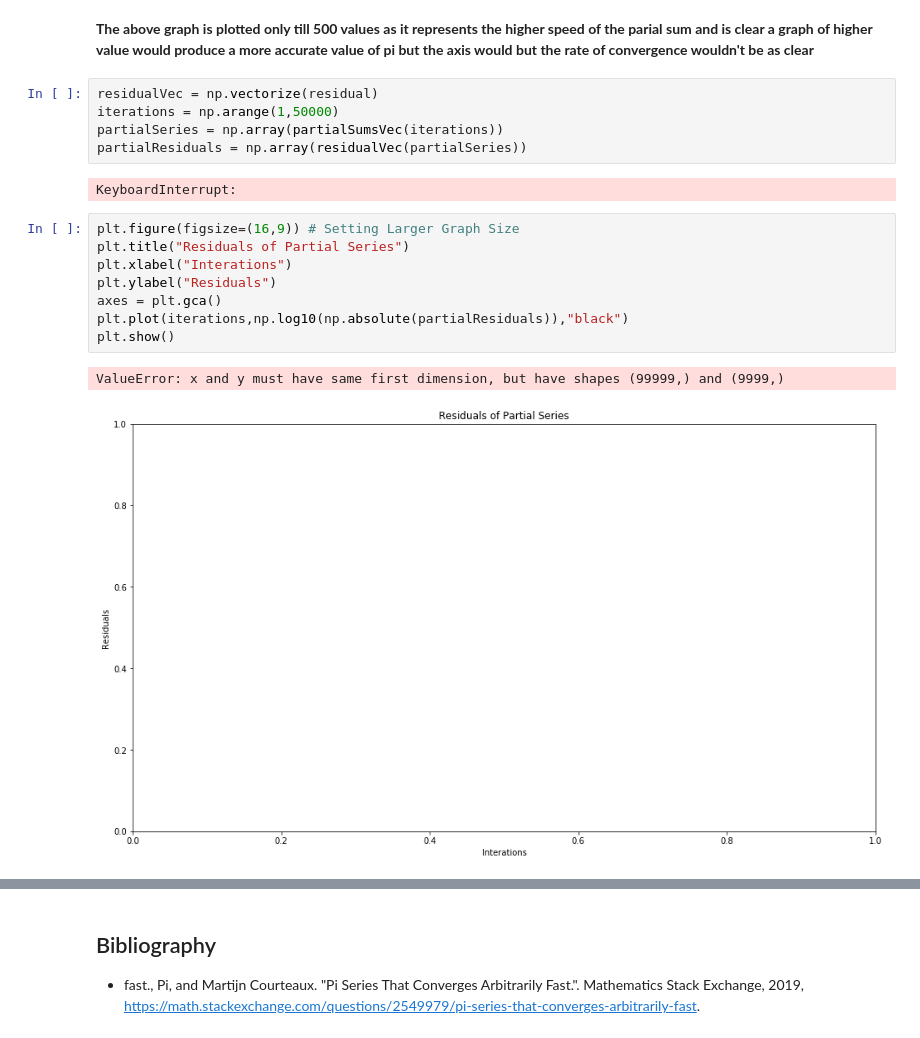
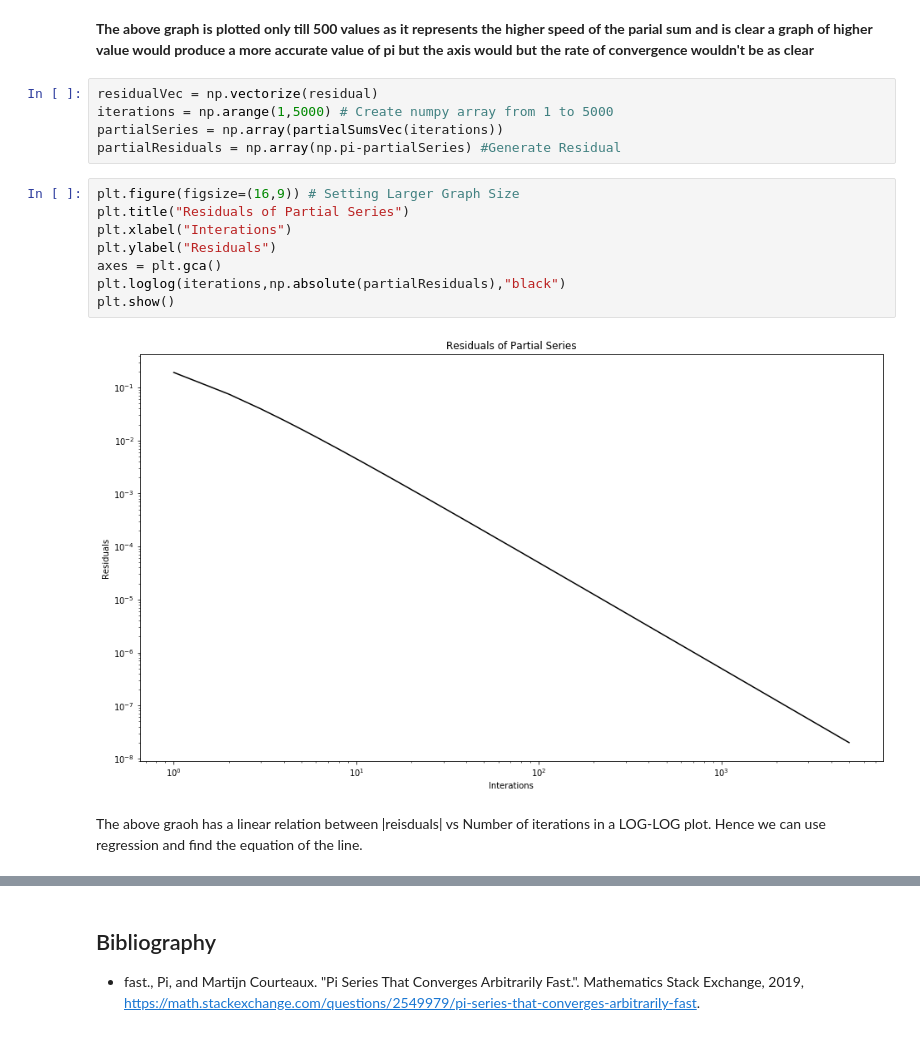
Before and after one commit to CryogenicPlanet/Introduction-to-Scientific-Computing, a Jupyter notebook: Assigment-1.ipynb, the cells around one changed output, grey strips where cells are left out. Cells and saved outputs as stored; diff of their text form.

```diff
--- a/Assigment-1.ipynb
+++ b/Assigment-1.ipynb
@@ -121,19 +120,18 @@ a graph of higher value would produce a more accurate value of pi but the axis w
 wouldn't be as clear**
 # %%
 residualVec = np.vectorize(residual)
-iterations = np.arange(1,50000)
+iterations = np.arange(1,5000) # Create numpy array from 1 to 5000
 partialSeries = np.array(partialSumsVec(iterations))
-partialResiduals = np.array(residualVec(partialSeries))
+partialResiduals = np.array(np.pi-partialSeries) #Generate Residual
-# %% [output]
-KeyboardInterrupt:
 # %%
 plt.figure(figsize=(16,9)) # Setting Larger Graph Size
 plt.title("Residuals of Partial Series")
 plt.xlabel("Interations")
 plt.ylabel("Residuals")
 axes = plt.gca()
-plt.plot(iterations,np.log10(np.absolute(partialResiduals)),"black")
+plt.loglog(iterations,np.absolute(partialResiduals),"black")
 plt.show()
 # %% [output]
-ValueError: x and y must have same first dimension, but have shapes (99999,) and (9999,)
-[figure, old version]
+[figure, new version]
+# %% [markdown]
+The above graoh has a linear relation between |reisduals| vs Number of iterations in a LOG-LOG plot. Hence we can use regression and find the equation of the line.
```
Also changed, not shown: parts of 8 cells of this notebook.
